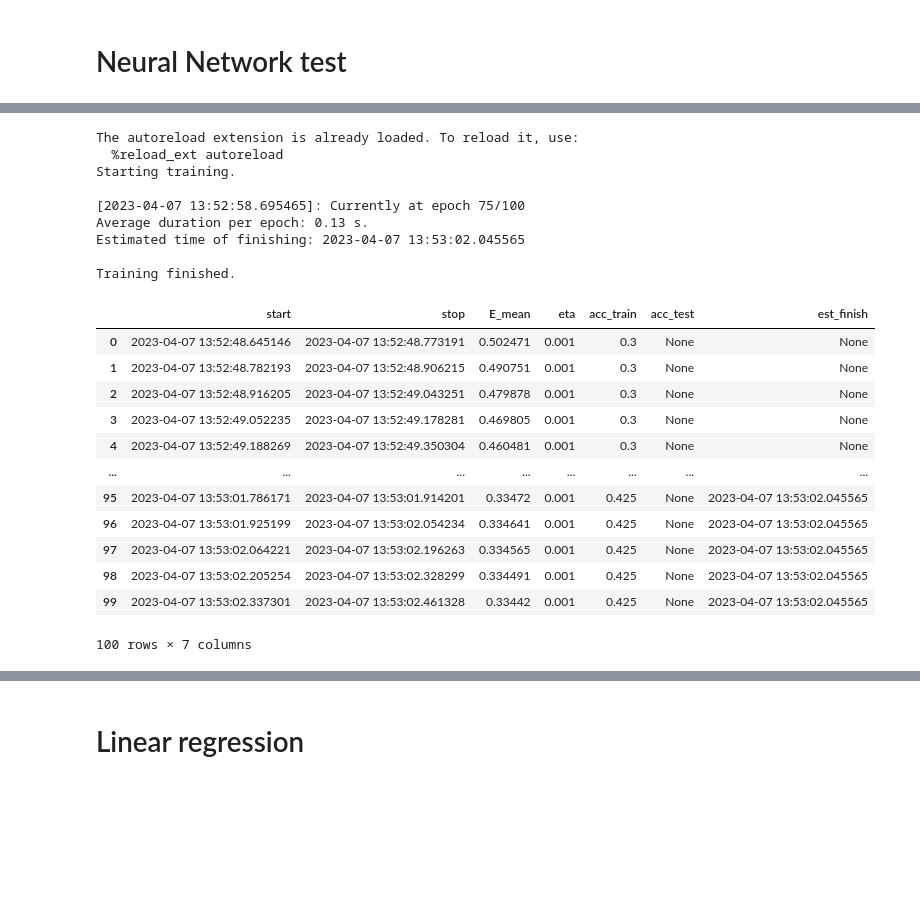
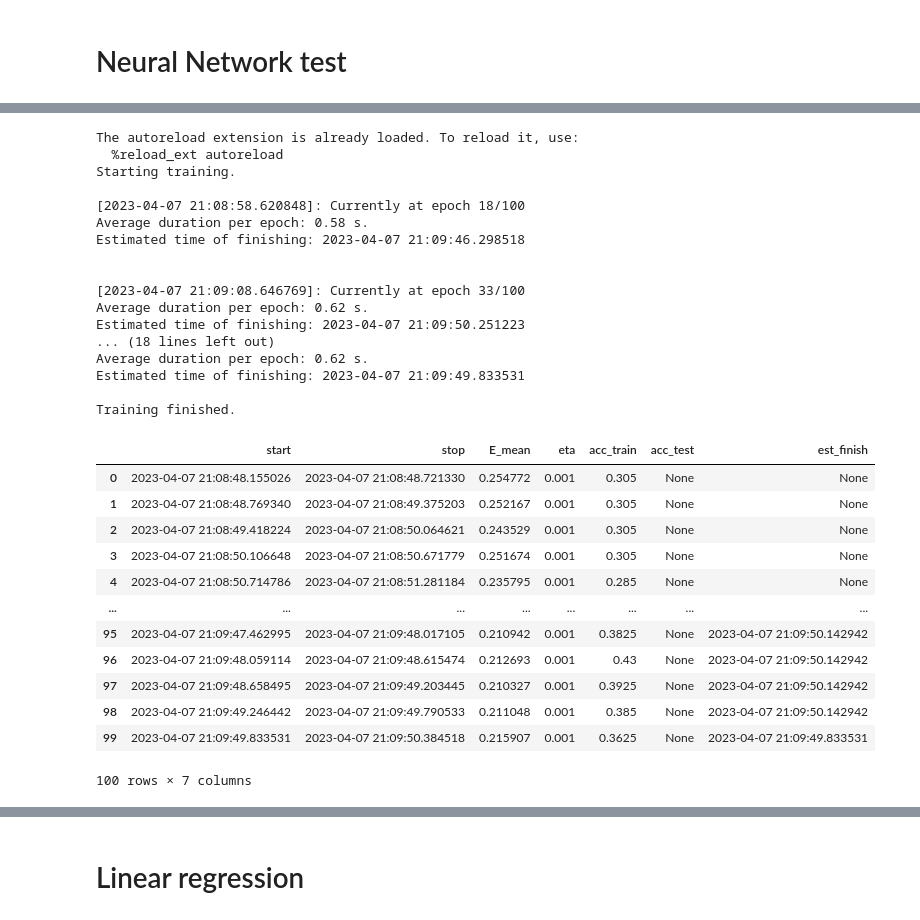
Before and after one commit to blahasimon/datascience, a Jupyter notebook: nn_test.ipynb, the cells around one changed output, grey strips where cells are left out. Drawn from its saved outputs; the diff is of its cells as text; code cells hidden in the pictures; blank space fills up the shorter version.

```diff
--- a/nn_test.ipynb
+++ b/nn_test.ipynb
@@ -63,51 +68,63 @@ data_test = data.drop(data_train.index)
 # %%
 %load_ext autoreload
 %autoreload 2
 
 N_HIDDEN = 10
 ETA = 1.e-3
-ETA_LIMIT = 1.e-8
 N_EPOCHS = 100
+BATCH_SIZE = 20
+
 ADAPTIVE_ETA = False
+ETA_LIMIT = 1.e-6
 ETA_FACTOR = 1.5
+CONTINUE_MIN_ETA = True
+
 RANDOM_SEED = 5
 MSG_FREQ = 10
-BATCH_SIZE = 0.1
 
 ACT_FUNCS = [nn.sigmoid, nn.sigmoid]
+COST_FUNC = nn.mean_square
 
 network_shape = (N_X, N_HIDDEN, N_funcs)
 
-neural_network = nn.NeuralNetwork(shape=network_shape, act_funcs=ACT_FUNCS,
+neural_network = nn.NeuralNetwork(shape=network_shape, act_funcs=ACT_FUNCS, cost_func=COST_FUNC,
                                   eta=ETA, eta_limit=ETA_LIMIT, adaptive_eta=ADAPTIVE_ETA, eta_factor=ETA_FACTOR,
-                                  random_seed=RANDOM_SEED)
+                                  continue_min_eta=CONTINUE_MIN_ETA, random_seed=RANDOM_SEED)
 
 df_stats = neural_network.train(df=data_train[['food', 'expected']], n_epochs=N_EPOCHS, msg_freq=MSG_FREQ, batch_size=BATCH_SIZE)
 df_stats.to_csv('stats.csv', mode='a', header=None)
 pd.DataFrame(neural_network.parameters).to_csv('parameters.csv')
 df_stats
 # %% [output]
 The autoreload extension is already loaded. To reload it, use:
   %reload_ext autoreload
 Starting training.
 
-[2023-04-07 13:52:58.695465]: Currently at epoch 75/100
-Average duration per epoch: 0.13 s.
-Estimated time of finishing: 2023-04-07 13:53:02.045565
+[2023-04-07 21:08:58.620848]: Currently at epoch 18/100
+Average duration per epoch: 0.58 s.
+Estimated time of finishing: 2023-04-07 21:09:46.298518
+
+
+[2023-04-07 21:09:08.646769]: Currently at epoch 33/100
+Average duration per epoch: 0.62 s.
+Estimated time of finishing: 2023-04-07 21:09:50.251223
+... (18 lines left out)
+Average duration per epoch: 0.62 s.
+Estimated time of finishing: 2023-04-07 21:09:49.833531
 
 Training finished.
 |  | start | stop | E_mean | eta | acc_train | acc_test | est_finish |
-| 0 | 2023-04-07 13:52:48.645146 | 2023-04-07 13:52:48.773191 | 0.502471 | 0.001 | 0.3 | None | None |
-| 1 | 2023-04-07 13:52:48.782193 | 2023-04-07 13:52:48.906215 | 0.490751 | 0.001 | 0.3 | None | None |
-| 2 | 2023-04-07 13:52:48.916205 | 2023-04-07 13:52:49.043251 | 0.479878 | 0.001 | 0.3 | None | None |
-| 3 | 2023-04-07 13:52:49.052235 | 2023-04-07 13:52:49.178281 | 0.469805 | 0.001 | 0.3 | None | None |
-| 4 | 2023-04-07 13:52:49.188269 | 2023-04-07 13:52:49.350304 | 0.460481 | 0.001 | 0.3 | None | None |
+| 0 | 2023-04-07 21:08:48.155026 | 2023-04-07 21:08:48.721330 | 0.254772 | 0.001 | 0.305 | None | None |
+| 1 | 2023-04-07 21:08:48.769340 | 2023-04-07 21:08:49.375203 | 0.252167 | 0.001 | 0.305 | None | None |
+| 2 | 2023-04-07 21:08:49.418224 | 2023-04-07 21:08:50.064621 | 0.243529 | 0.001 | 0.305 | None | None |
+| 3 | 2023-04-07 21:08:50.106648 | 2023-04-07 21:08:50.671779 | 0.251674 | 0.001 | 0.305 | None | None |
+| 4 | 2023-04-07 21:08:50.714786 | 2023-04-07 21:08:51.281184 | 0.235795 | 0.001 | 0.285 | None | None |
 | ... | ... | ... | ... | ... | ... | ... | ... |
-| 95 | 2023-04-07 13:53:01.786171 | 2023-04-07 13:53:01.914201 | 0.33472 | 0.001 | 0.425 | None | 2023-04-07 13:53:02.045565 |
-| 96 | 2023-04-07 13:53:01.925199 | 2023-04-07 13:53:02.054234 | 0.334641 | 0.001 | 0.425 | None | 2023-04-07 13:53:02.045565 |
-| 97 | 2023-04-07 13:53:02.064221 | 2023-04-07 13:53:02.196263 | 0.334565 | 0.001 | 0.425 | None | 2023-04-07 13:53:02.045565 |
-| 98 | 2023-04-07 13:53:02.205254 | 2023-04-07 13:53:02.328299 | 0.334491 | 0.001 | 0.425 | None | 2023-04-07 13:53:02.045565 |
-| 99 | 2023-04-07 13:53:02.337301 | 2023-04-07 13:53:02.461328 | 0.33442 | 0.001 | 0.425 | None | 2023-04-07 13:53:02.045565 |
+| 95 | 2023-04-07 21:09:47.462995 | 2023-04-07 21:09:48.017105 | 0.210942 | 0.001 | 0.3825 | None | 2023-04-07 21:09:50.142942 |
+| 96 | 2023-04-07 21:09:48.059114 | 2023-04-07 21:09:48.615474 | 0.212693 | 0.001 | 0.43 | None | 2023-04-07 21:09:50.142942 |
+| 97 | 2023-04-07 21:09:48.658495 | 2023-04-07 21:09:49.203445 | 0.210327 | 0.001 | 0.3925 | None | 2023-04-07 21:09:50.142942 |
+| 98 | 2023-04-07 21:09:49.246442 | 2023-04-07 21:09:49.790533 | 0.211048 | 0.001 | 0.385 | None | 2023-04-07 21:09:50.142942 |
+| 99 | 2023-04-07 21:09:49.833531 | 2023-04-07 21:09:50.384518 | 0.215907 | 0.001 | 0.3625 | None | 2023-04-07 21:09:49.833531 |
 100 rows × 7 columns
 # %%
 fig = go.Figure([
```
Also changed, not shown: parts of 4 cells of this notebook, 1 other file.
